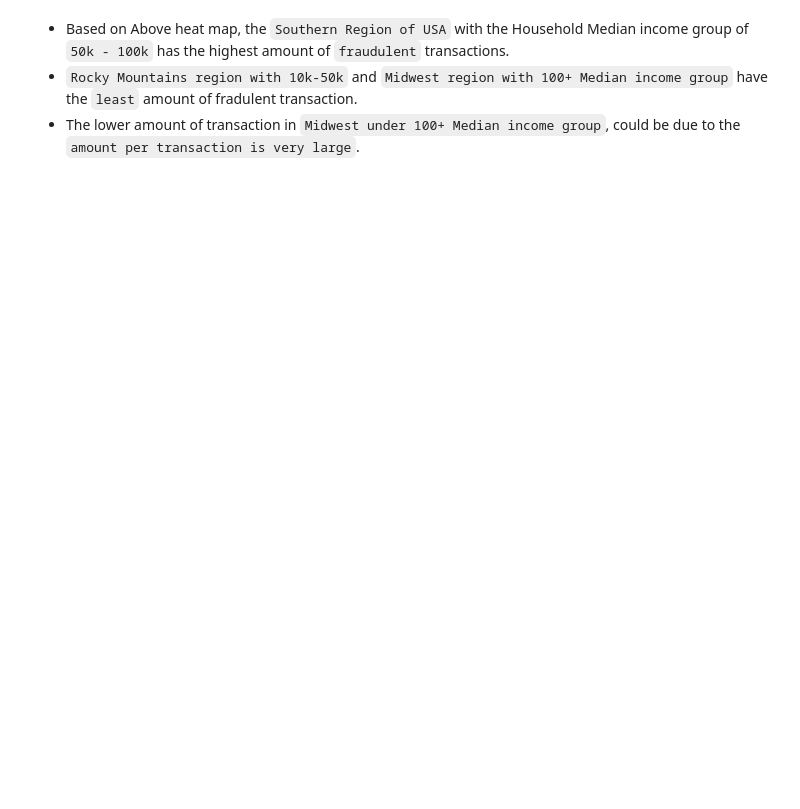
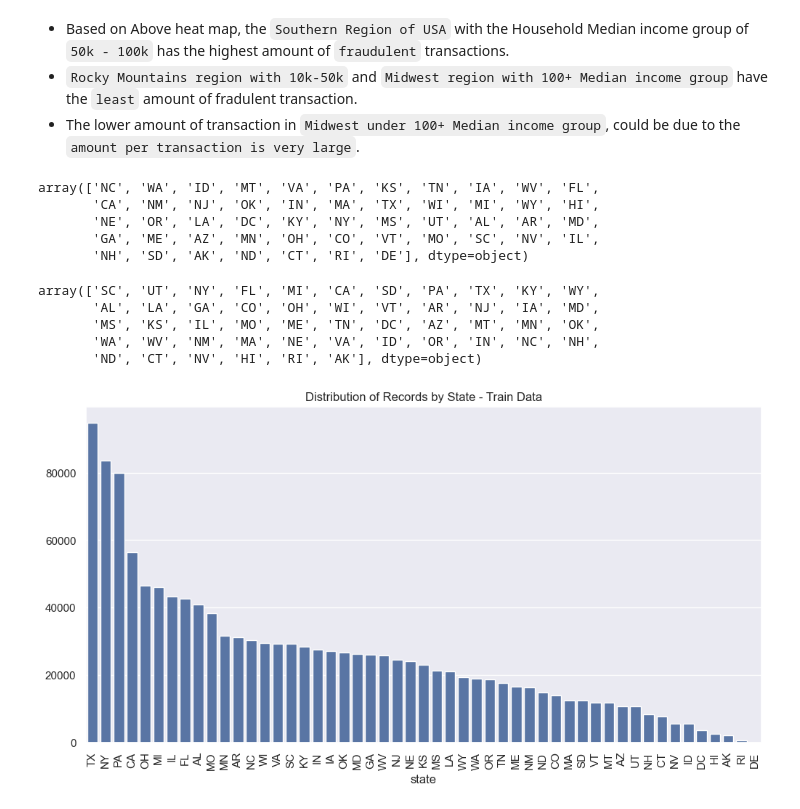
Before and after one commit to KeshavElangoDS/Independent-Study-Fall-2024, a Jupyter notebook: notebooks/DataAnalysis_FraudDetection.ipynb, the cells around one changed output. Cells and saved outputs as stored; diff of their text form; code cells hidden in the pictures; blank space fills up the shorter version.

Commit message:
"Distribution of records by State"

```diff
--- a/notebooks/DataAnalysis_FraudDetection.ipynb
+++ b/notebooks/DataAnalysis_FraudDetection.ipynb
@@ -821,3 +821,29 @@ show(p)
 - Based on Above heat map, the `Southern Region of USA` with the Household Median income group of `50k - 100k` has the highest amount of `fraudulent` transactions.
 - `Rocky Mountains region with 10k-50k` and `Midwest region with 100+ Median income group` have the `least` amount of fradulent transaction.
 - The lower amount of transaction in `Midwest under 100+ Median income group`, could be due to the `amount per transaction is very large`.
+# %%
+fraud_train_df['state'].unique()
+# %% [output]
+array(['NC', 'WA', 'ID', 'MT', 'VA', 'PA', 'KS', 'TN', 'IA', 'WV', 'FL',
+       'CA', 'NM', 'NJ', 'OK', 'IN', 'MA', 'TX', 'WI', 'MI', 'WY', 'HI',
+       'NE', 'OR', 'LA', 'DC', 'KY', 'NY', 'MS', 'UT', 'AL', 'AR', 'MD',
+       'GA', 'ME', 'AZ', 'MN', 'OH', 'CO', 'VT', 'MO', 'SC', 'NV', 'IL',
+       'NH', 'SD', 'AK', 'ND', 'CT', 'RI', 'DE'], dtype=object)
+# %%
+fraud_test_df['state'].unique()
+# %% [output]
+array(['SC', 'UT', 'NY', 'FL', 'MI', 'CA', 'SD', 'PA', 'TX', 'KY', 'WY',
+       'AL', 'LA', 'GA', 'CO', 'OH', 'WI', 'VT', 'AR', 'NJ', 'IA', 'MD',
+       'MS', 'KS', 'IL', 'MO', 'ME', 'TN', 'DC', 'AZ', 'MT', 'MN', 'OK',
+       'WA', 'WV', 'NM', 'MA', 'NE', 'VA', 'ID', 'OR', 'IN', 'NC', 'NH',
+       'ND', 'CT', 'NV', 'HI', 'RI', 'AK'], dtype=object)
+# %%
+state_counts = fraud_train_df['state'].value_counts()
+
+plt.figure(figsize=(12, 6))
+sns.barplot(x=state_counts.index, y=state_counts.values)
+plt.title('Distribution of Records by State - Train Data')
+plt.xticks(rotation=90)
+plt.show()
+# %% [output]
+[figure, added]
```
Also changed, not shown: parts of 5 cells of this notebook.
